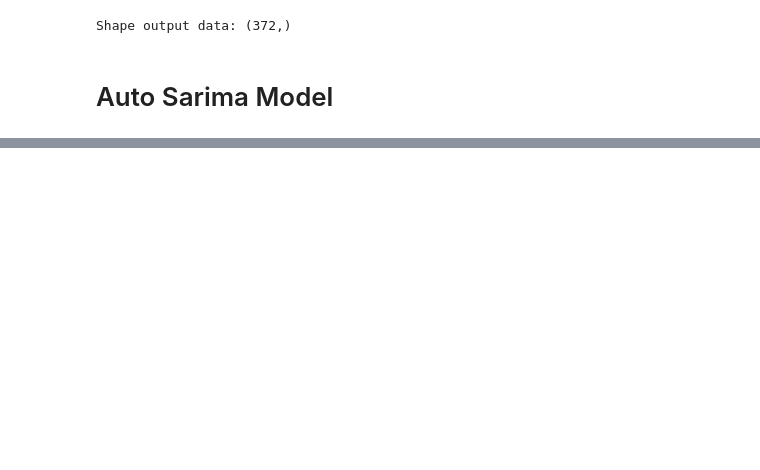
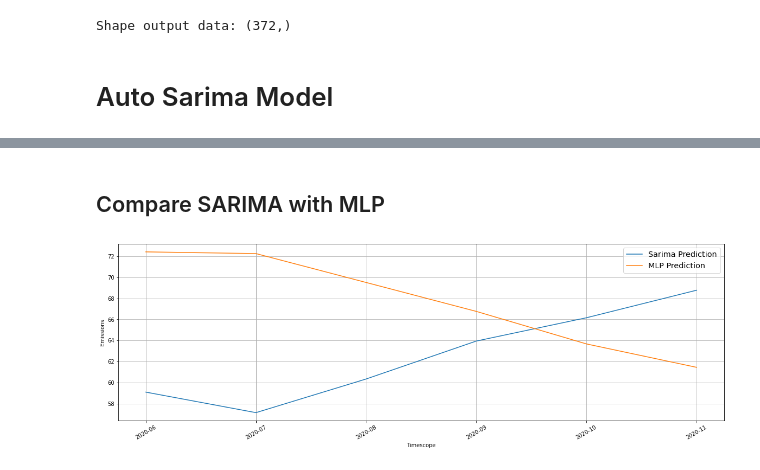
Before and after one commit to hannesk95/AMI, a Jupyter notebook: models/TimeSeriesForecasting/Emission_Forecast.ipynb, the cells around one changed output, grey strips where cells are left out. Saved outputs shown, nothing was run; the diff lists cells and outputs as text; code cells hidden in the pictures; blank space fills up the shorter version.

```diff
--- a/models/TimeSeriesForecasting/Emission_Forecast.ipynb
+++ b/models/TimeSeriesForecasting/Emission_Forecast.ipynb
@@ -142,0 +298,22 @@ Accuracy of the model:
+# %% [markdown]
+## Compare SARIMA with MLP
+# %%
+sarima_plot = fitted[-7:-1]
+mlp_plot[0:horizon] = predict[:]
+#sarima_plot = fitted_series[-7:-1]
+
+
+#plot difference between the forecasts
+plt.figure(figsize=(20,6))
+line1 = plt.plot(sarima_plot, label='Sarima Prediction')
+line2 = plt.plot(mlp_plot, label='MLP Prediction')
+
+plt.legend(fontsize='x-large')
+plt.grid()
+plt.xticks(np.arange(6), ['2020-06','2020-07', '2020-08', '2020-09', '2020-10', '2020-11'], rotation=30)
+plt.xticks()
+plt.xlabel("Timescope")
+plt.ylabel("Emissions")
+plt.show()
+# %% [output]
+[figure, added]
```
Also changed, not shown: parts of 19 cells of this notebook.
